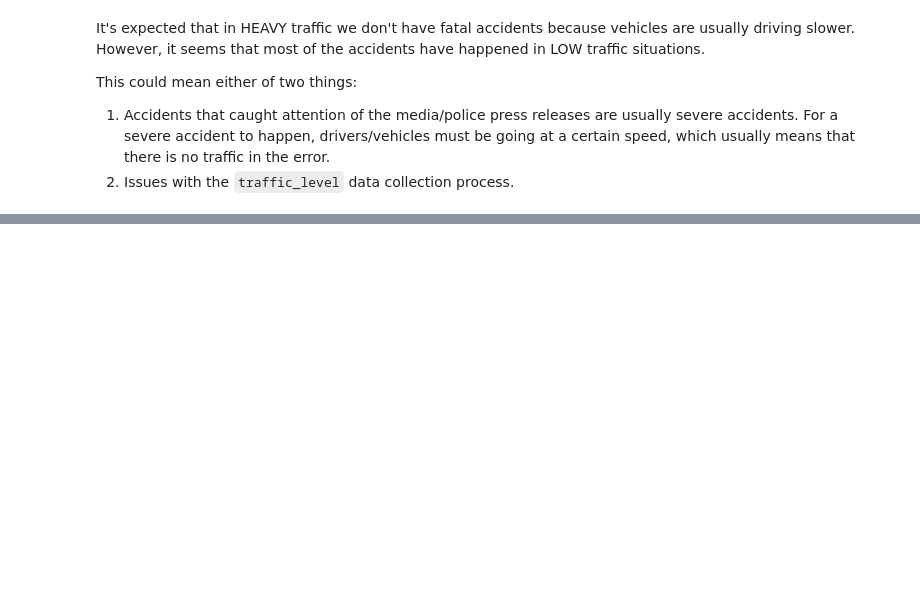
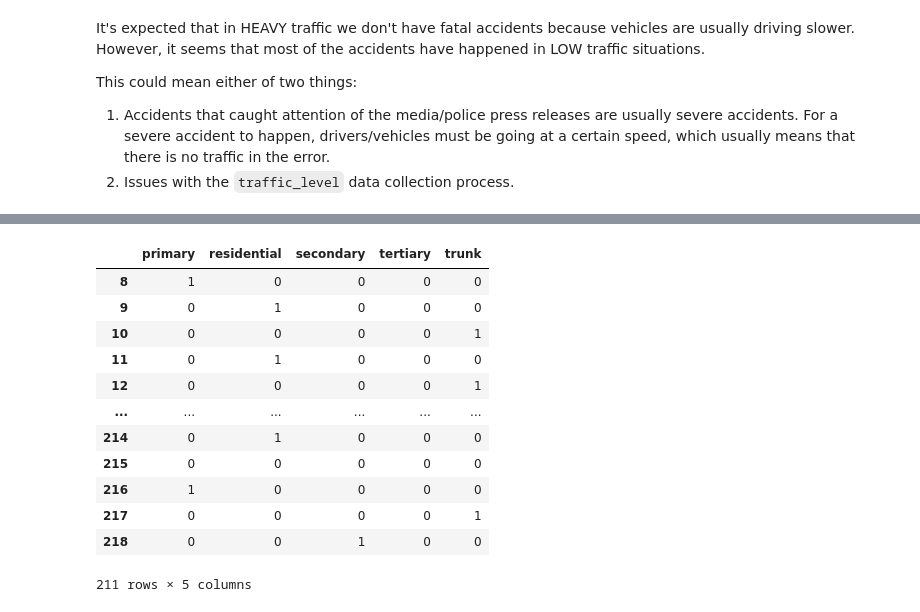
Before and after one commit to michael-vella/ics5110-assignment, a Jupyter notebook: notebooks/individual/michael_vella/svm_implementation.ipynb, the cells around one changed output, grey strips where cells are left out. Saved outputs shown, nothing was run; the diff lists cells and outputs as text; code cells hidden in the pictures; blank space fills up the shorter version.

```diff
--- a/notebooks/individual/michael_vella/svm_implementation.ipynb
+++ b/notebooks/individual/michael_vella/svm_implementation.ipynb
@@ -998,0 +1028,17 @@ plt.show()
+# %%
+street_type_categories_df = pd.get_dummies(df["street_type"], drop_first=True, dtype=int)
+street_type_categories_df
+# %% [output]
+|  | primary | residential | secondary | tertiary | trunk |
+| 8 | 1 | 0 | 0 | 0 | 0 |
+| 9 | 0 | 1 | 0 | 0 | 0 |
+| 10 | 0 | 0 | 0 | 0 | 1 |
+| 11 | 0 | 1 | 0 | 0 | 0 |
+| 12 | 0 | 0 | 0 | 0 | 1 |
+| ... | ... | ... | ... | ... | ... |
+| 214 | 0 | 1 | 0 | 0 | 0 |
+| 215 | 0 | 0 | 0 | 0 | 0 |
+| 216 | 1 | 0 | 0 | 0 | 0 |
+| 217 | 0 | 0 | 0 | 0 | 1 |
+| 218 | 0 | 0 | 1 | 0 | 0 |
+211 rows × 5 columns
```
Also changed, not shown: parts of 17 cells of this notebook.
